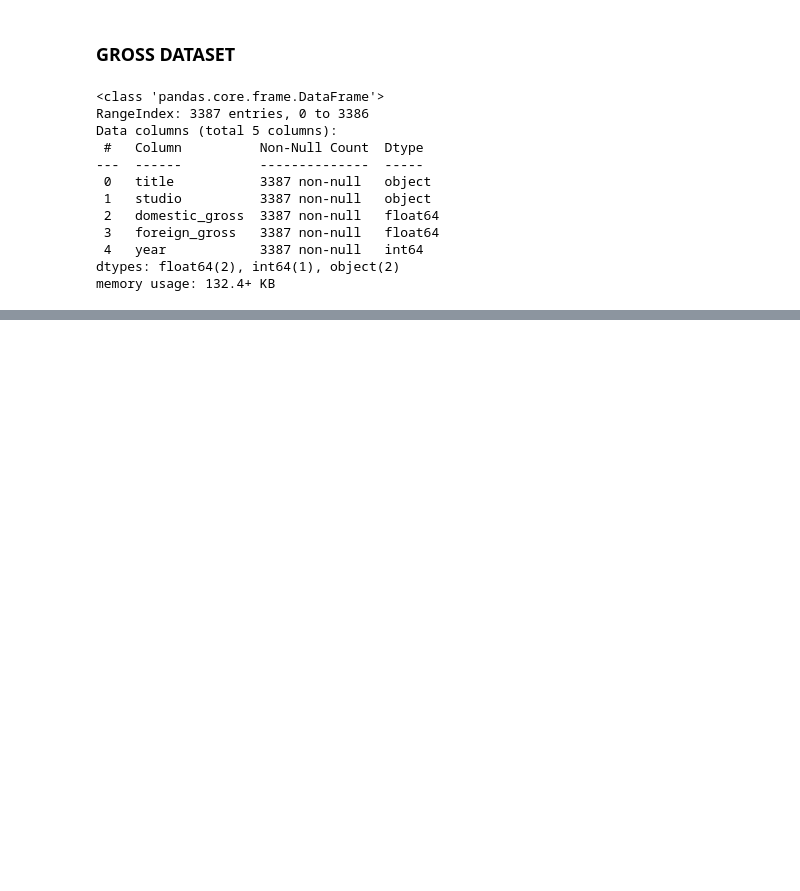
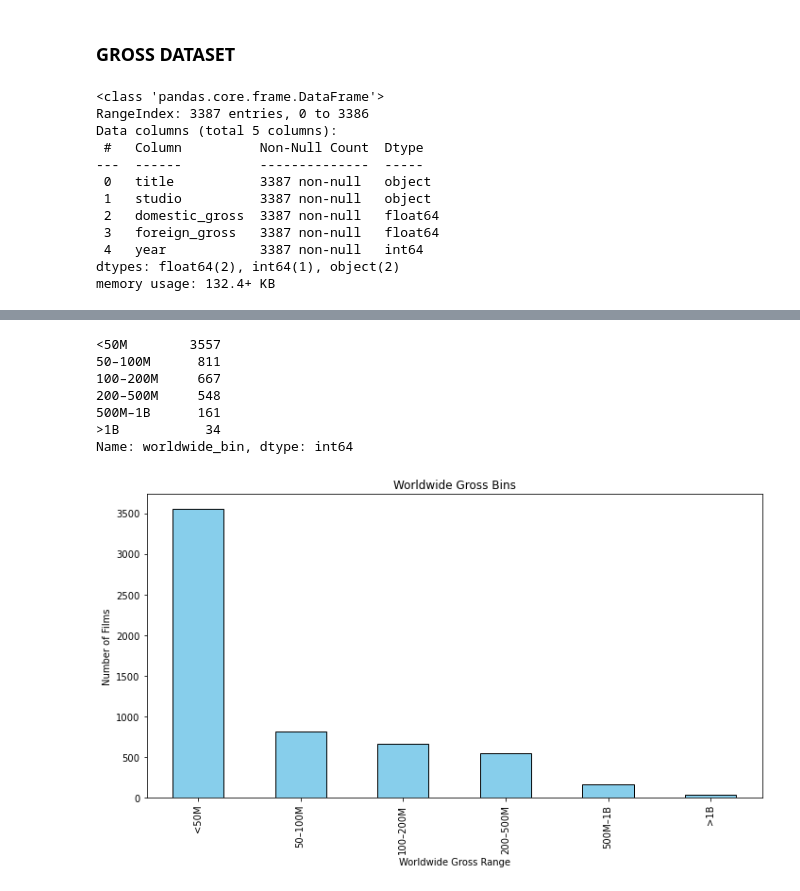
Before and after one commit to Vain-Guy/Data-s-Cut, a Jupyter notebook: notebooks/exploratory.ipynb, the cells around one changed output, grey strips where cells are left out. Cells and saved outputs as stored; diff of their text form; code cells hidden in the pictures; blank space fills up the shorter version.

```diff
--- a/notebooks/exploratory.ipynb
+++ b/notebooks/exploratory.ipynb
@@ -1153,0 +1129,31 @@ This section helps surface higher-dimensional dynamics that reflect the real-wor
+# %%
+# Clean (if not already done)
+budget_df['worldwide_gross'] = budget_df['worldwide_gross'].replace('[\$,]', '', regex=True).astype(float)
+
+# Adjusted bins based on range
+bins = [0, 50_000_000, 100_000_000, 200_000_000, 500_000_000, 1_000_000_000, 2_000_000_000]
+labels = ['<50M', '50–100M', '100–200M', '200–500M', '500M–1B', '>1B']
+
+# Binning
+budget_df['worldwide_bin'] = pd.cut(budget_df['worldwide_gross'], bins=bins, labels=labels, right=False)
+
+# Count and plot
+bin_counts = budget_df['worldwide_bin'].value_counts().sort_index()
+print(bin_counts)
+
+plt.figure(figsize=(10, 6))
+bin_counts.plot(kind='bar', color='skyblue', edgecolor='black')
+plt.title('Worldwide Gross Bins')
+plt.xlabel('Worldwide Gross Range')
+plt.ylabel('Number of Films')
+plt.tight_layout()
+plt.show()
+# %% [output]
+<50M        3557
+50–100M      811
+100–200M     667
+200–500M     548
+500M–1B      161
+>1B           34
+Name: worldwide_bin, dtype: int64
+[figure, added]
```
Also changed, not shown: parts of 24 cells of this notebook.
